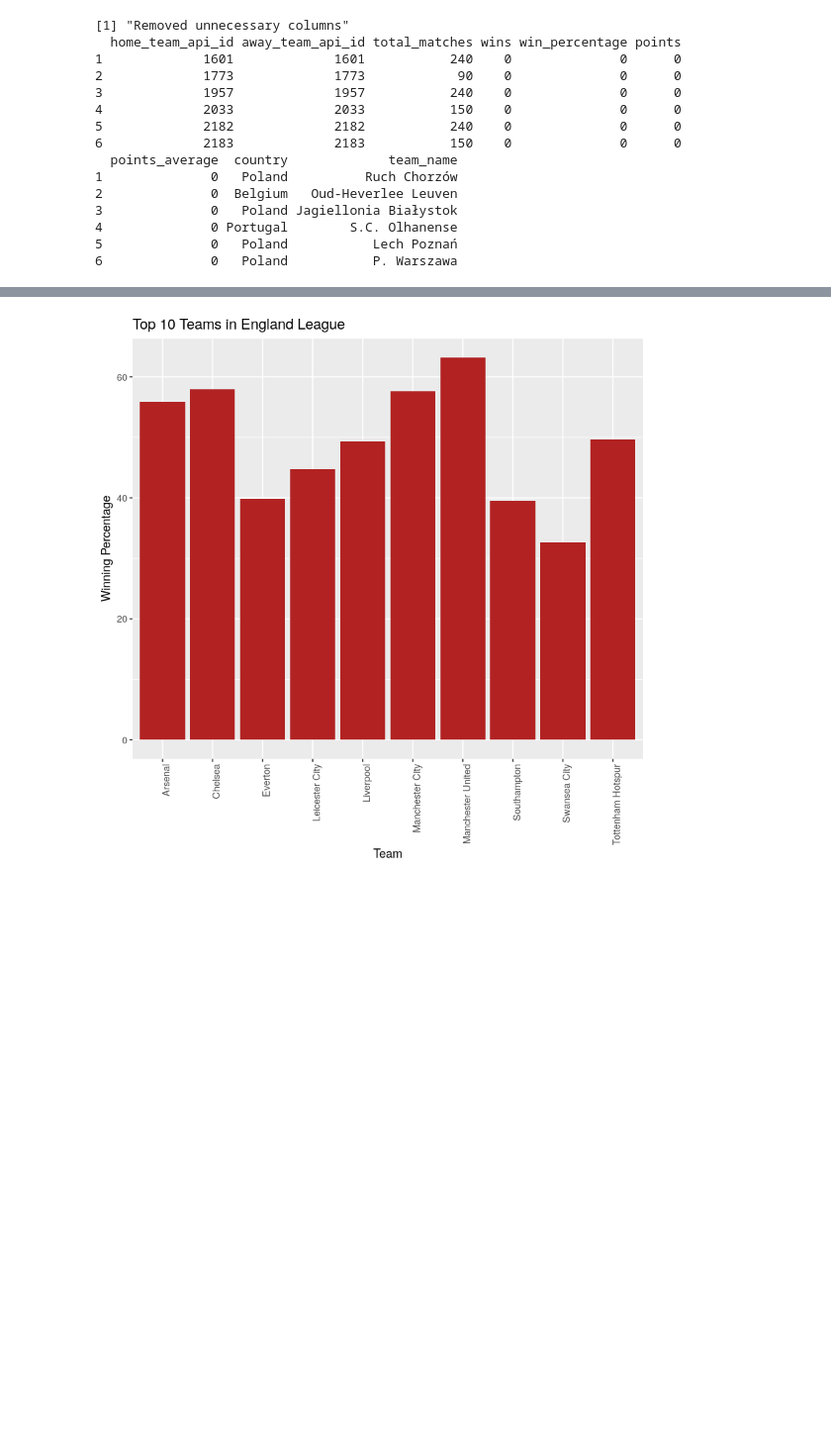
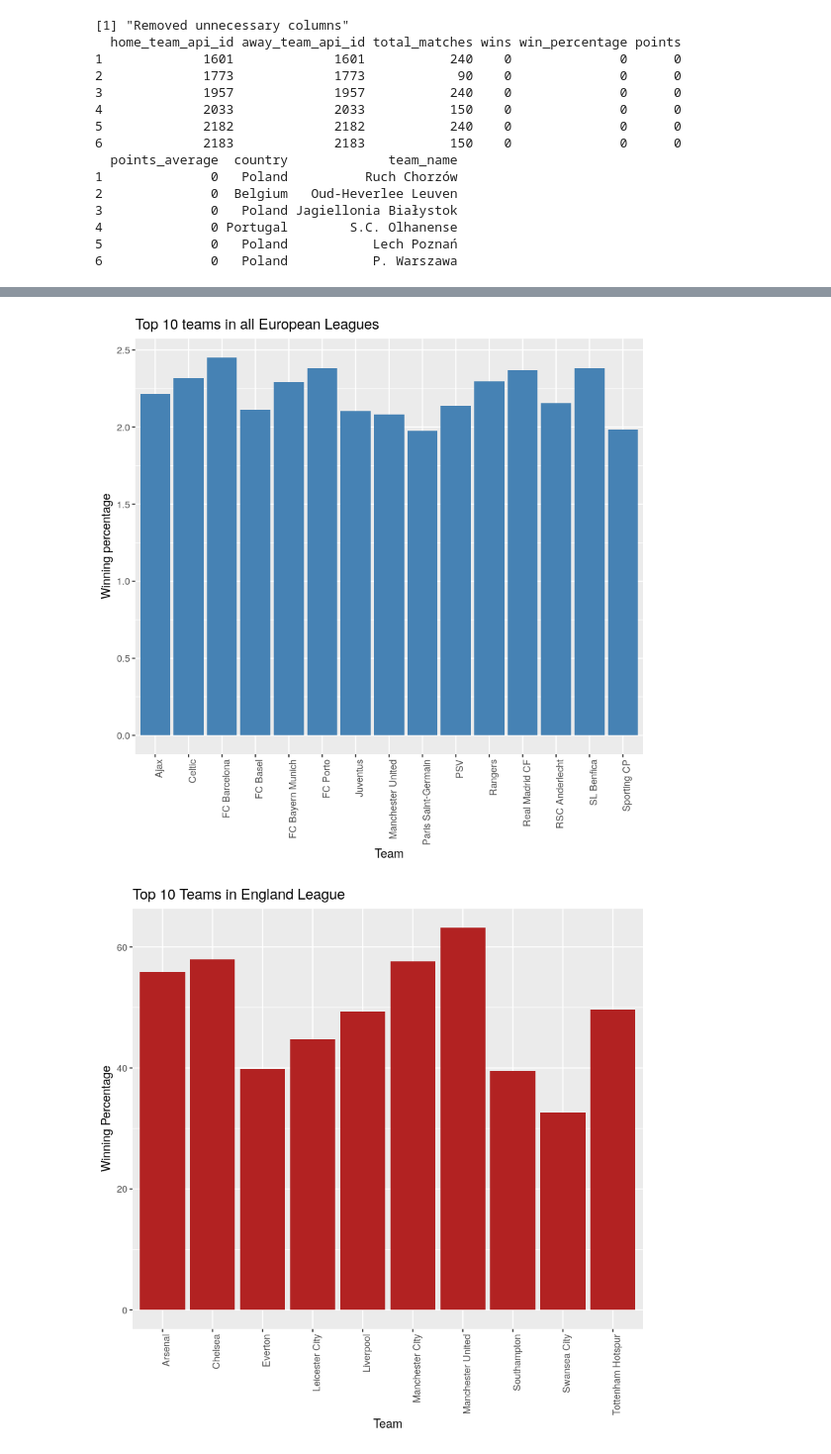
Before and after one commit to alexandruionascu/uvt, a Jupyter notebook: data_analysis_R/Project.ipynb, the cells around one changed output, grey strips where cells are left out. Shown at 99% size. Saved outputs shown, nothing was run; the diff lists cells and outputs as text; code cells hidden in the pictures; blank space fills up the shorter version.

```diff
--- a/data_analysis_R/Project.ipynb
+++ b/data_analysis_R/Project.ipynb
@@ -187,3 +185,9 @@ ggtitle("Top 10 teams in all European Leagues")+theme(axis.text.x = element_text
+# %%
+ggplot(data=sorted_teams_by_points[0:15,], aes(x=team_name,y=points_average)) +
+geom_bar(stat="identity", fill="steelblue")+labs(x="Team",y="Winning percentage")+
+ggtitle("Top 10 teams in all European Leagues")+theme(axis.text.x = element_text(angle = 90, hjust = 1))
+# %% [output]
+[figure, added]
 # %%
 plot_top_teams <- function(n, country) {
     league_team <- sorted_data[sorted_data$country==country,]
```
Also changed, not shown: parts of 3 cells of this notebook.
